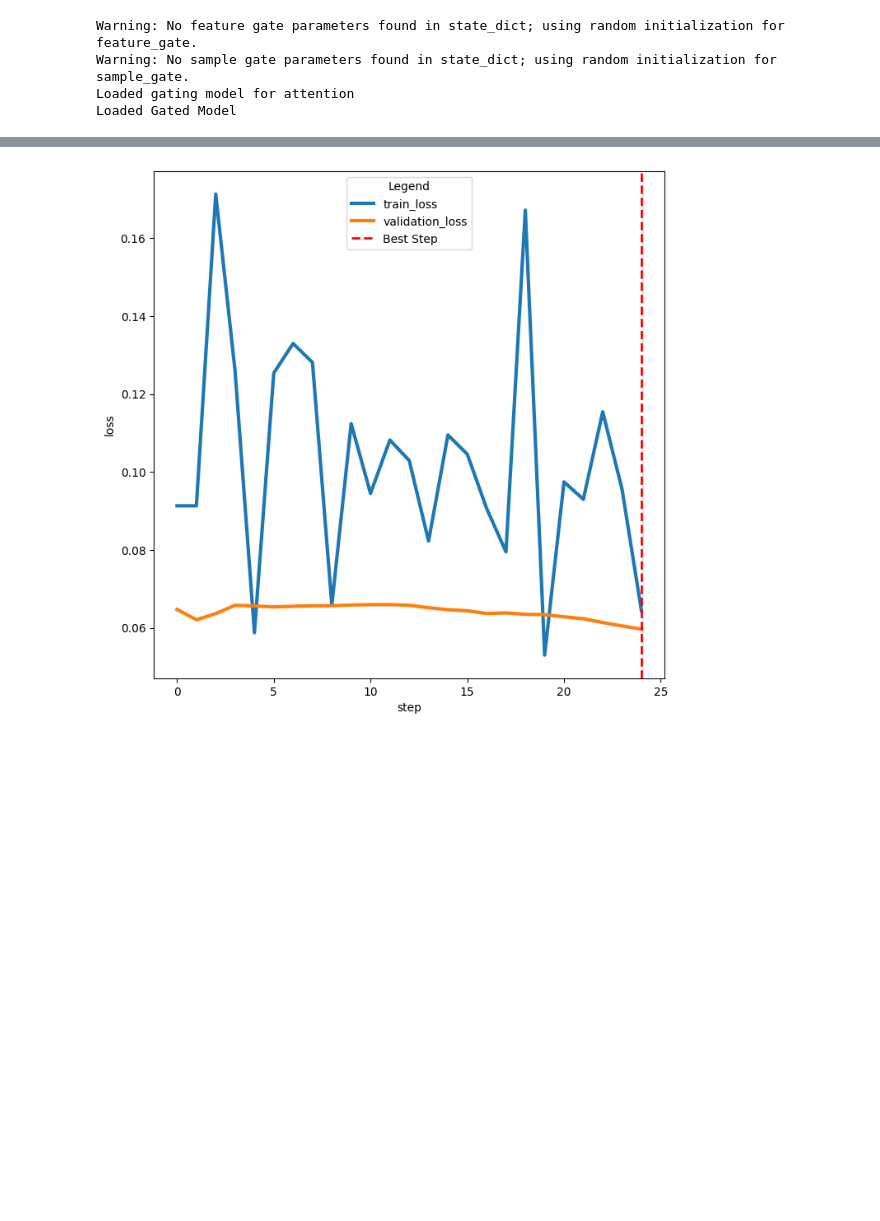
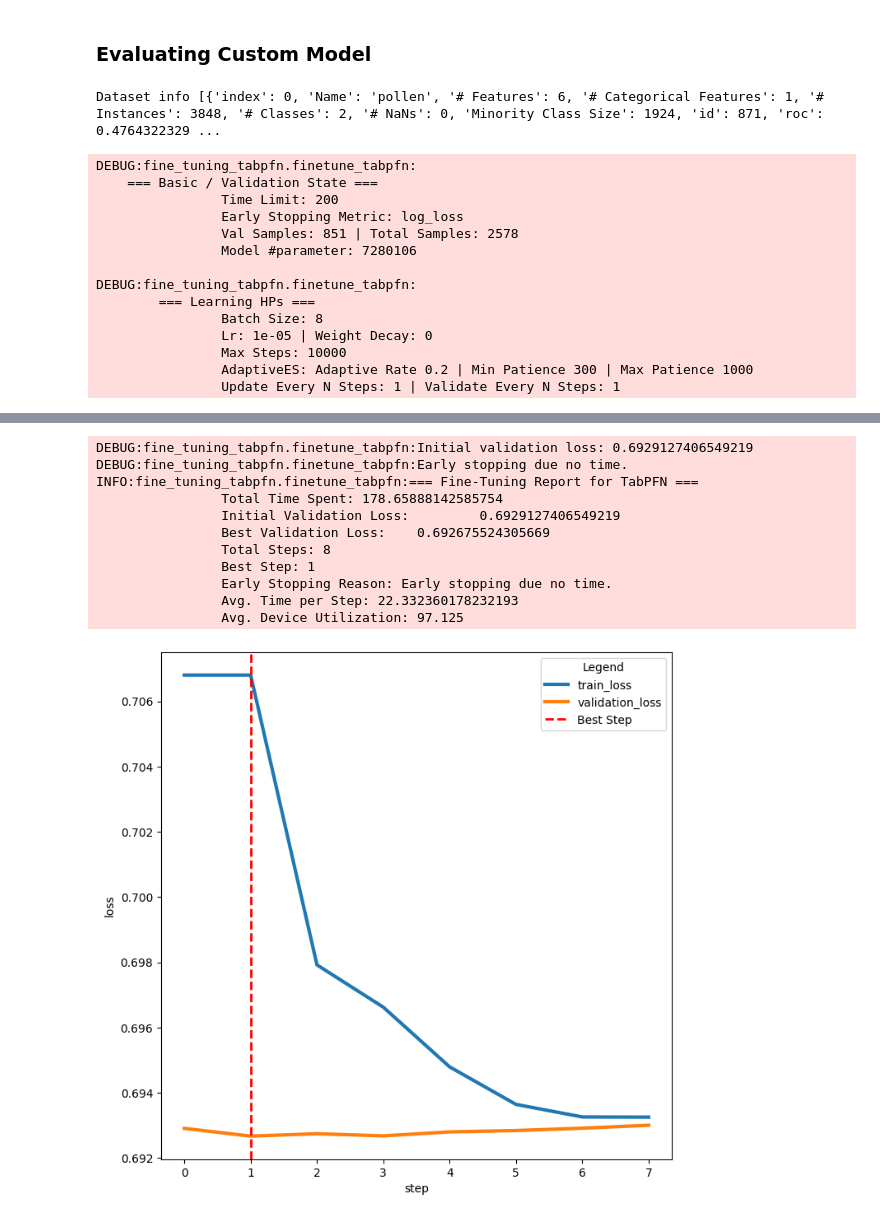
Before and after one commit to tentacool9/FTTabPFN, a Jupyter notebook: Finetuning.ipynb, the cells around one changed output, grey strips where cells are left out. Drawn from its saved outputs; the diff is of its cells as text; code cells hidden in the pictures; blank space fills up the shorter version.

```diff
--- a/Finetuning.ipynb
+++ b/Finetuning.ipynb
@@ -15,0 +23,11 @@ import pandas as pd
+# %%
+def get_random_difficult_dataset():
+    baseline_datasets = pd.read_csv('./openml_baseline_tabpfn.csv')
+    interesting_eval_datasets = baseline_datasets[(baseline_datasets['accuracy'] <=0.8) &(baseline_datasets['# Features'] <=9) & (baseline_datasets['# NaNs'] ==0)].sort_values(by=['accuracy'],ascending=True)
+    interesting_eval_datasets.id.to_list()
+    dataset_id=random.sample(interesting_eval_datasets.id.to_list(),1)[0]
+    dataset = openml.datasets.get_dataset(dataset_id)
+    print("Dataset info",str(interesting_eval_datasets[interesting_eval_datasets['id']==dataset_id].to_dict("records")))
+    X, y, categorical_indicator, attribute_names = dataset.get_data(
+    dataset_format="array", target=dataset.default_target_attribute)
+    return pd.DataFrame(X),pd.DataFrame(y), dataset_id
@@ -16,7 +73,10 @@ import pandas as pd
+# %% [markdown]
+### Evaluating Custom Model
 # %%
 # Load data
 # X, y = load_wine(return_X_y=True, as_frame=True)
-X, y = load_breast_cancer(return_X_y=True, as_frame=True)
+# X, y = load_breast_cancer(return_X_y=True, as_frame=True)
+X,y,did = get_random_difficult_dataset()
 # Load MNIST from OpenML; as_frame=True returns a Pandas DataFrame.
 # mnist = fetch_openml('mnist_784', version=1, as_frame=True)
 # X, y = mnist["data"], mnist["target"]
@@ -28,13 +88,17 @@ X_train, X_test, y_train, y_test = train_test_split(
     y,
     test_size=0.33,
     random_state=42,
+    shuffle=True
 )
+# %% [output]
+Dataset info [{'index': 0, 'Name': 'pollen', '# Features': 6, '# Categorical Features': 1, '# Instances': 3848, '# Classes': 2, '# NaNs': 0, 'Minority Class Size': 1924, 'id': 871, 'roc': 0.4764322329 ...
 # %%
 
 
-
+random_dataset_id = did
+date_markup = '_'.join(str(datetime.datetime.now()).split()[0].split("-"))
 # Finetune
-save_path_to_fine_tuned_model = "./fine_tuned_model_new_28_03_gated_bc2.ckpt"
+save_path_to_fine_tuned_model = f"./fine_tuned_model_new_{date_markup}_gated_{random_dataset_id}.ckpt"
 fine_tune_tabpfn(
     path_to_base_model="auto",
     save_path_to_fine_tuned_model=save_path_to_fine_tuned_model,
@@ -55,7 +119,17 @@ fine_tune_tabpfn(
     use_wandb=False,  # Init wandb yourself, and set to True
 )
 # %% [output]
-Warning: No feature gate parameters found in state_dict; using random initialization for feature_gate.
-Warning: No sample gate parameters found in state_dict; using random initialization for sample_gate.
-Loaded gating model for attention
-Loaded Gated Model
+DEBUG:fine_tuning_tabpfn.finetune_tabpfn:
+    === Basic / Validation State ===
+                Time Limit: 200
+                Early Stopping Metric: log_loss
+                Val Samples: 851 | Total Samples: 2578
+                Model #parameter: 7280106
+
+DEBUG:fine_tuning_tabpfn.finetune_tabpfn:
+        === Learning HPs ===
+                Batch Size: 8
+                Lr: 1e-05 | Weight Decay: 0
+                Max Steps: 10000
+                AdaptiveES: Adaptive Rate 0.2 | Min Patience 300 | Max Patience 1000
+                Update Every N Steps: 1 | Validate Every N Steps: 1
@@ -62,2 +140,13 @@ Loaded Gated Model
+DEBUG:fine_tuning_tabpfn.finetune_tabpfn:Initial validation loss: 0.6929127406549219
+DEBUG:fine_tuning_tabpfn.finetune_tabpfn:Early stopping due no time.
+INFO:fine_tuning_tabpfn.finetune_tabpfn:=== Fine-Tuning Report for TabPFN ===
+                Total Time Spent: 178.65888142585754
+                Initial Validation Loss:         0.6929127406549219
+                Best Validation Loss:    0.692675524305669
+                Total Steps: 8
+                Best Step: 1
+                Early Stopping Reason: Early stopping due no time.
+                Avg. Time per Step: 22.332360178232193
+                Avg. Device Utilization: 97.125
-[figure, old version]
+[figure, new version]
 # %%
```
Also changed, not shown: parts of 12 cells of this notebook, 5 other files.
